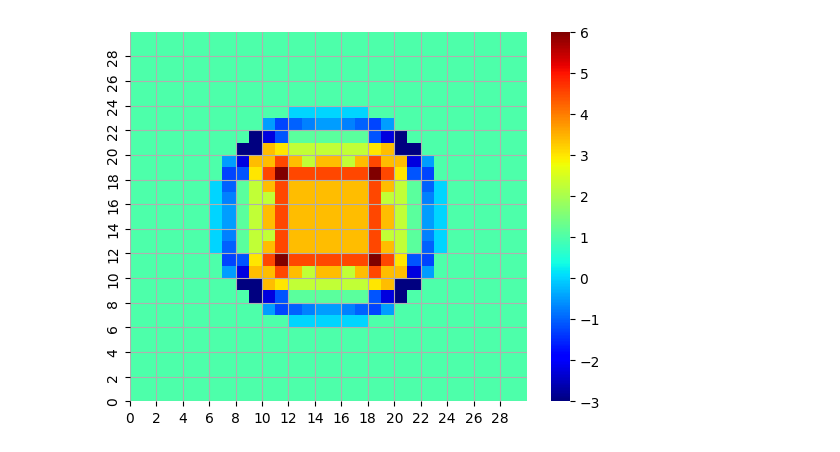
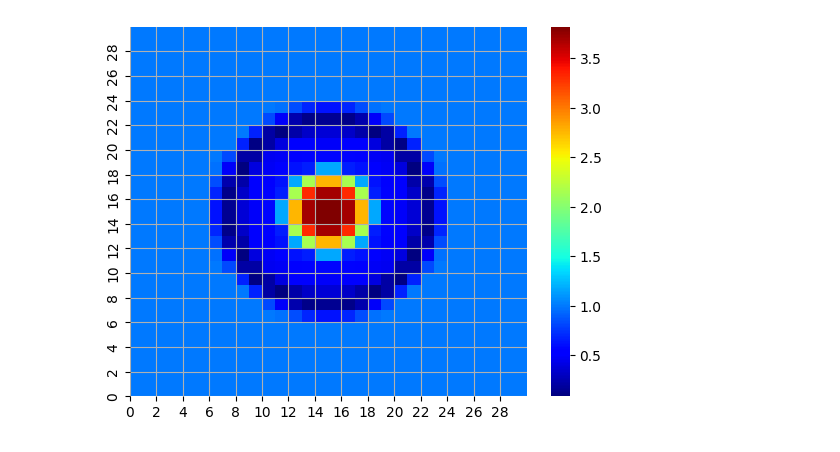
Before and after one commit to joasiee/elastix, a Jupyter notebook: experiments/notebooks/voxels.ipynb, the cells around one changed output. Cells and saved outputs as stored; diff of their text form; code cells hidden in the pictures.

```diff
--- a/experiments/notebooks/voxels.ipynb
+++ b/experiments/notebooks/voxels.ipynb
@@ -34,12 +34,12 @@ def map_fixed_point_in_moving_sphere(p, center, r_sphere_f, r_sphere_m, r_sq):
     p_norm = p - center
     u = np.max(np.abs(p_norm))
 
-    p_sq = r_sq * (p_norm / u) + center
-    p_sphere_m = r_sphere_m / np.linalg.norm(p_norm) * p_norm + center
+    p_sphere_sq = (r_sq - 0.5) / np.linalg.norm(p_norm) * p_norm + center
+    p_sphere_m = (r_sphere_m + 0.5) / np.linalg.norm(p_norm) * p_norm + center
     p_sphere_f = r_sphere_f / np.linalg.norm(p_norm) * p_norm + center
     d1 = np.linalg.norm(p - p_sphere_f)
     d2 = np.linalg.norm(p_sphere_f - p_sphere_m)
-    return p_sphere_m + d1/d2 * (p_sq - p_sphere_m)
+    return p_sphere_m + d1/d2 * (p_sphere_sq - p_sphere_m)
 
 def generate_synthetic_01():
     fixed = generate_cube((30, 30, 30), 5, 25)
@@ -56,23 +56,15 @@ def generate_synthetic_01():
         if fixed_sphere[p] > 0:
             dvf[p] = map_sphere(p_pixel, 5, (15, 15, 15), 8) - p_pixel
 
-            # pixel rounding error fix by moving point 1 pixel back in opposite direction
-            mapped_pos = tuple(np.round(p_pixel + dvf[p] - 0.5).astype(int))
-            if moving_sphere[mapped_pos] == 0:
-                dir = np.sign(dvf[p])*-1
-                dvf[p] = dvf[p] + dir * 0.5
-
         elif moving_sphere[p] > 0:
             dvf[p] = map_fixed_point_in_moving_sphere(p_pixel, (15, 15, 15), 5, 8, 10) - p_pixel
 
-        pos = p_pixel + dvf[p]
-        dir = np.sign(dvf[p])
-        for dim in range(len(pos)):
-            if dir[dim] < 0:
-                pos[dim] = np.floor(pos[dim]) + 0.5
-            else:
-                pos[dim] = np.ceil(pos[dim]) - 0.5
-        dvf[p] = pos - p_pixel
+        elif fixed[p] > 0:
+            center = np.array((15, 15, 15))
+            p_norm = p_pixel - center
+            p_sphere_sq = 9.5 / np.linalg.norm(p_norm) * p_norm + center
+            if np.linalg.norm(p_pixel - center) < np.linalg.norm(p_sphere_sq - center):
+                dvf[p] = p_sphere_sq - p_pixel
 
     return fixed, moving, dvf
 # %%
@@ -240,9 +233,9 @@ fixed, moving, dvf = generate_synthetic_01()
 # %%
 jac_det = jacobian_determinant(dvf)
-sns.heatmap(jac_det[15, ...], cmap='jet')
+sns.heatmap(jac_det[..., 10], cmap='jet')
 plt.gca().invert_yaxis()
 plt.gca().set_xticks([i for i in range(jac_det.shape[0])][::2], labels=[i for i in range(jac_det.shape[0])][::2])
 plt.gca().set_yticks([i for i in range(jac_det.shape[1])][::2], labels=[i for i in range(jac_det.shape[1])][::2])
 plt.gca().grid(True)
 # %% [output]
-[figure, old version]
+[figure, new version]
```
Also changed, not shown: parts of 5 cells of this notebook.
